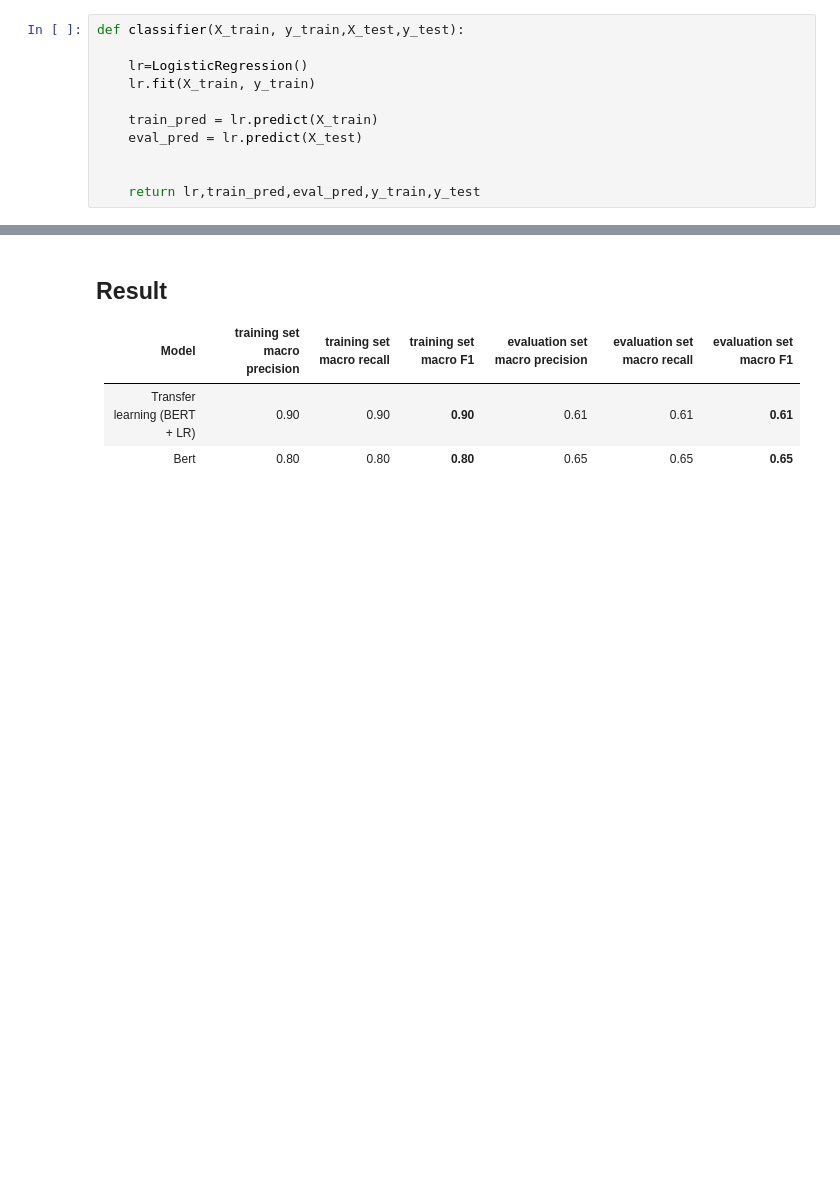
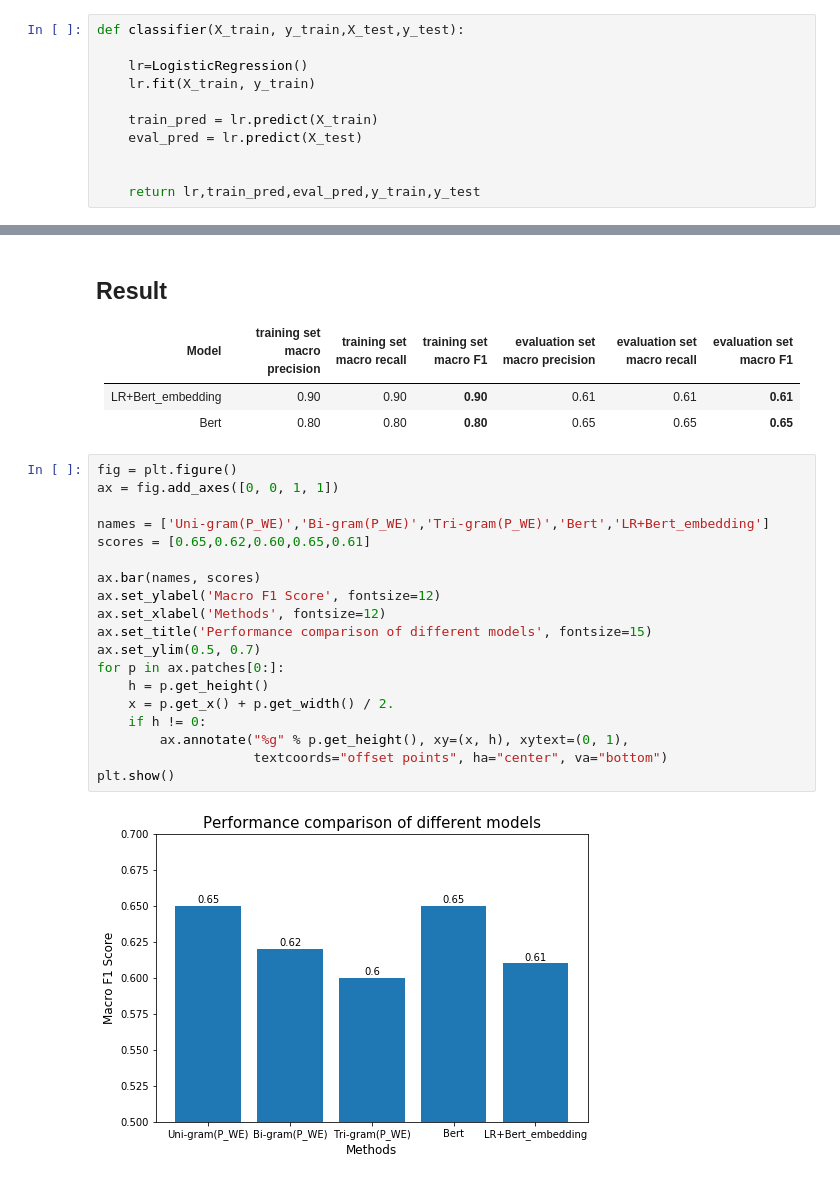
Before and after one commit to SSIML2021/SSIML2021, a Jupyter notebook: notebooks/1.2-causal-relation-presence-bert-embeddings.ipynb, the cells around one changed output, grey strips where cells are left out. Saved outputs shown, nothing was run; the diff lists cells and outputs as text; blank space fills up the shorter version.

```diff
--- a/notebooks/1.2-causal-relation-presence-bert-embeddings.ipynb
+++ b/notebooks/1.2-causal-relation-presence-bert-embeddings.ipynb
@@ -405,5 +406,26 @@ confusion matrix on test set is:
 
 Model| training set macro precision | training set macro recall | training set macro F1| evaluation set macro precision | evaluation set macro recall | evaluation set macro F1|
 ----------| --------- | ------ | ---- | ---------|----------| --------- |
-Transfer learning (BERT + LR)   | 0.90         | 0.90    | <b>0.90</b> | 0.61 | 0.61 | <b>0.61</b> |
+LR+Bert_embedding   | 0.90         | 0.90    | <b>0.90</b> | 0.61 | 0.61 | <b>0.61</b> |
 Bert           | 0.80        | 0.80     | <b>0.80</b> | 0.65 | 0.65 | <b>0.65</b> |
+# %%
+fig = plt.figure()
+ax = fig.add_axes([0, 0, 1, 1])
+
+names = ['Uni-gram(P_WE)','Bi-gram(P_WE)','Tri-gram(P_WE)','Bert','LR+Bert_embedding']
+scores = [0.65,0.62,0.60,0.65,0.61]
+
+ax.bar(names, scores)
+ax.set_ylabel('Macro F1 Score', fontsize=12)
+ax.set_xlabel('Methods', fontsize=12)
+ax.set_title('Performance comparison of different models', fontsize=15)
+ax.set_ylim(0.5, 0.7)
+for p in ax.patches[0:]:
+    h = p.get_height()
+    x = p.get_x() + p.get_width() / 2.
+    if h != 0:
+        ax.annotate("%g" % p.get_height(), xy=(x, h), xytext=(0, 1),
+                    textcoords="offset points", ha="center", va="bottom")
+plt.show()
+# %% [output]
+[figure, added]
```
Also changed, not shown: parts of 4 cells of this notebook.
